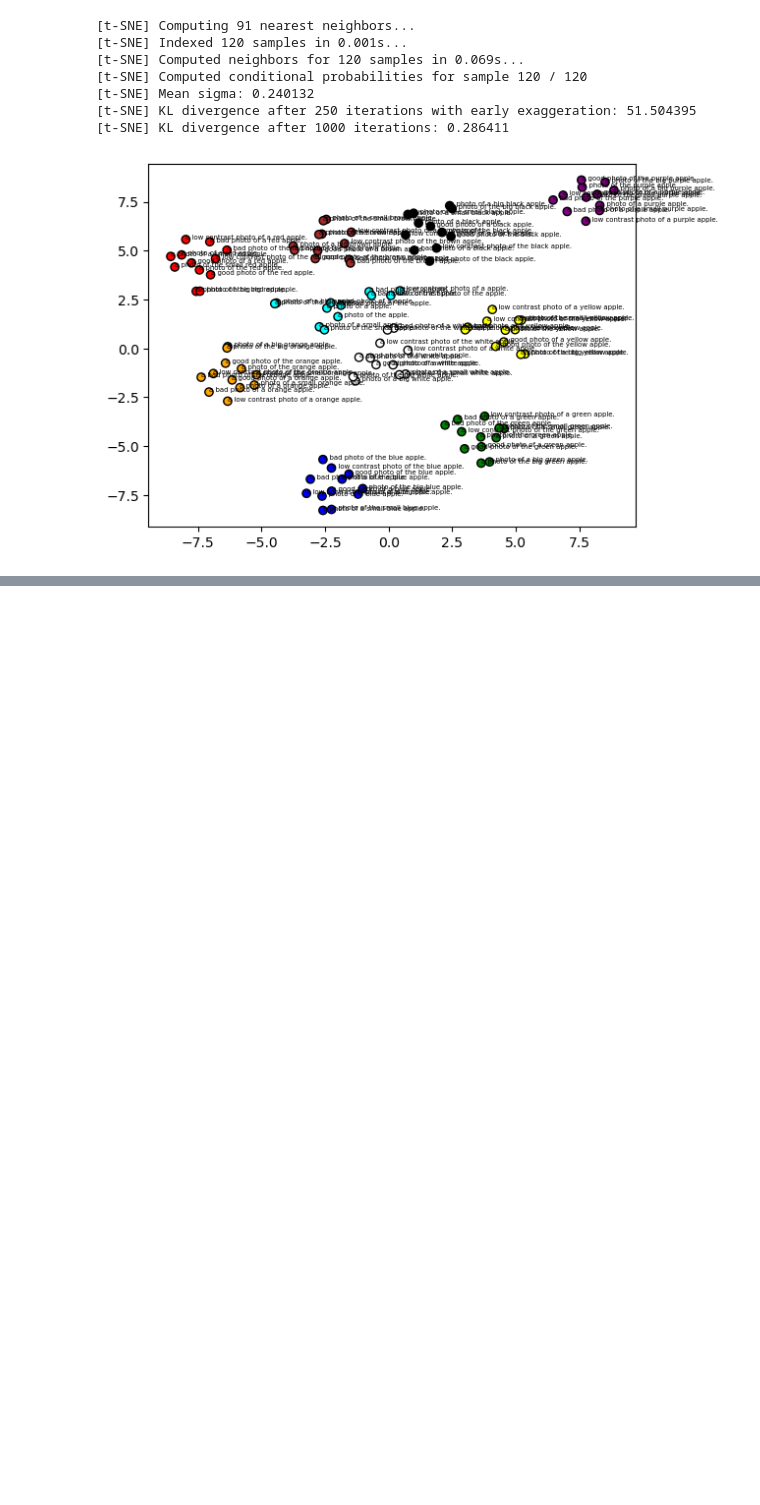
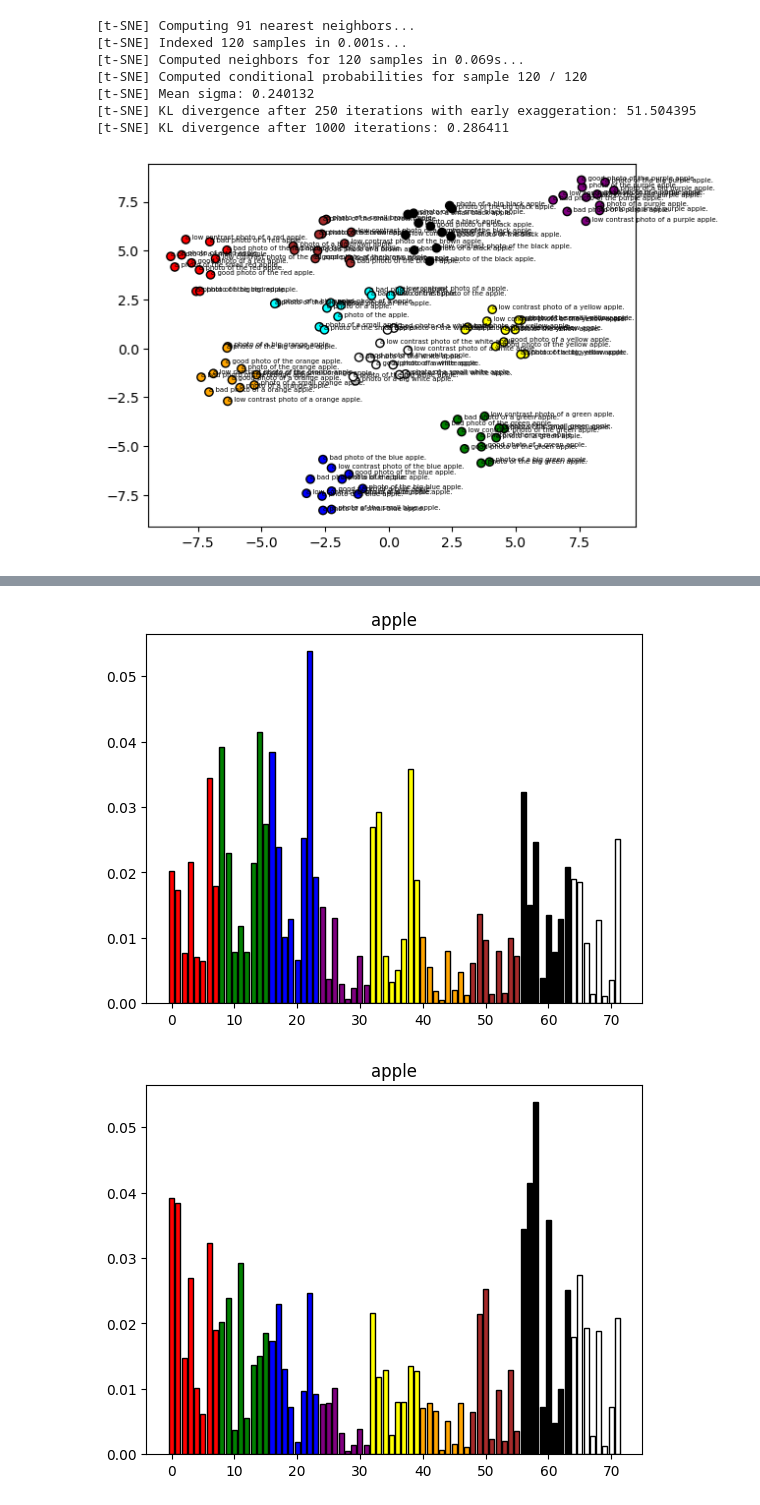
Before and after one commit to colediianni/color_word_association, a Jupyter notebook: apple_feature_space_plotting.ipynb, the cells around one changed output, grey strips where cells are left out. Saved outputs shown, nothing was run; the diff lists cells and outputs as text; code cells hidden in the pictures; blank space fills up the shorter version.

```diff
--- a/apple_feature_space_plotting.ipynb
+++ b/apple_feature_space_plotting.ipynb
@@ -111,0 +147,38 @@ for i in range(len(z[:,0])):
+# %%
+def plot_color_association_bar_chart(color_list, hist_values, title):
+    plt.title(title)
+    plt.bar(x=range(len(hist_values)), height=hist_values, color=color_list, edgecolor="black")
+    plt.show()
+# %%
+def get_color_word_associations(text, colors):
+    with torch.no_grad():
+        inputs = processor(text=text, images=colors, return_tensors="pt", padding=True)
+        outputs = model(**inputs)
+        logits_per_image = outputs.logits_per_image  # this is the image-text similarity score
+        logits_per_text = outputs.logits_per_text.softmax(dim=1)
+        return logits_per_text
+# %%
+text = ["apple"]
+cwa = get_color_word_associations(text, [apple_images[sample].transpose(2, 0, 1) for sample in range(len(apple_images))])
+
+for word in range(cwa.shape[0]):
+    plot_color_association_bar_chart([apple_images[sample][300, 300] / 255 for sample in range(len(apple_images))],
+                                    cwa[word].cpu().detach().numpy(),
+                                    text[word])
+
+background_rearranging = []
+for color in colors_to_test:
+    if color1 == "cyan":
+        continue
+    for i in range(len(background_color_name)):
+        if background_color_name[i] == color:
+            background_rearranging.append(i)
+
+cwa = get_color_word_associations(text, [apple_images[sample].transpose(2, 0, 1) for sample in background_rearranging])
+for word in range(cwa.shape[0]):
+    plot_color_association_bar_chart([apple_images[sample][0, 0] / 255 for sample in background_rearranging],
+                                    cwa[word].cpu().detach().numpy(),
+                                    text[word])
+# %% [output]
+[figure, added]
+[figure, added]
```
Also changed, not shown: parts of 12 cells of this notebook, 2 other files.
